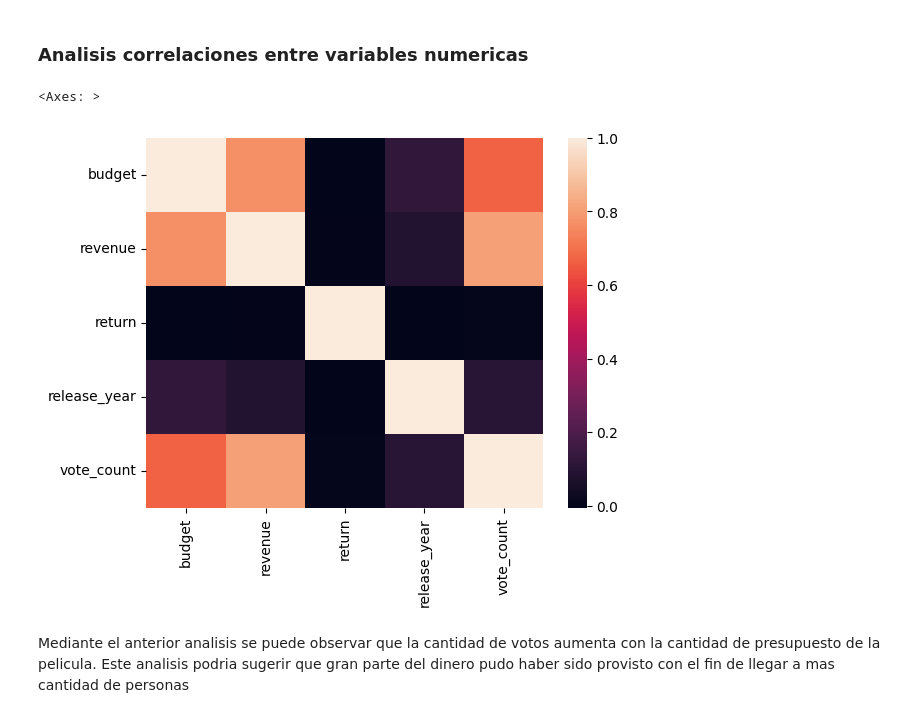
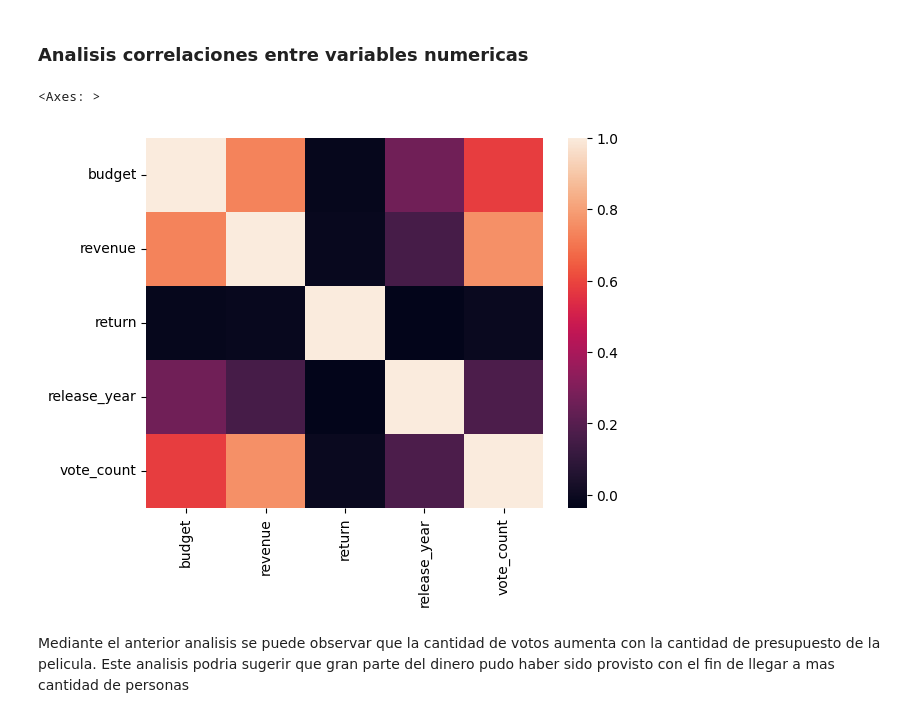
Before and after one commit to MartinFerrari5/Proyecto-Machine-Learning, a Jupyter notebook: notebooks/eda.ipynb, the cells around one changed output. Cells and saved outputs as stored; diff of their text form; code cells hidden in the pictures.

```diff
--- a/notebooks/eda.ipynb
+++ b/notebooks/eda.ipynb
@@ -208,11 +219,11 @@ sns.barplot(company,palette="rocket")
 ### Analisis correlaciones entre variables numericas
 # %%
 no_nan=movies_eda[["budget","revenue","return","release_year","vote_count"]]
-
-sns.heatmap(no_nan[~no_nan.isna()].corr())
+no_zero = no_nan[no_nan["return"]!=0]
+sns.heatmap(no_zero.corr())
 # %% [output]
 <Axes: >
-[figure, old version]
+[figure, new version]
 # %% [markdown]
 <p>Mediante el anterior analisis se puede observar que la cantidad de votos aumenta con la cantidad de presupuesto de la pelicula. Este analisis podria sugerir que gran parte del dinero pudo haber sido provisto con el fin de llegar a mas cantidad de personas</p>
 # %% [markdown]
```
Also changed, not shown: parts of 3 cells of this notebook, 1 other file.
